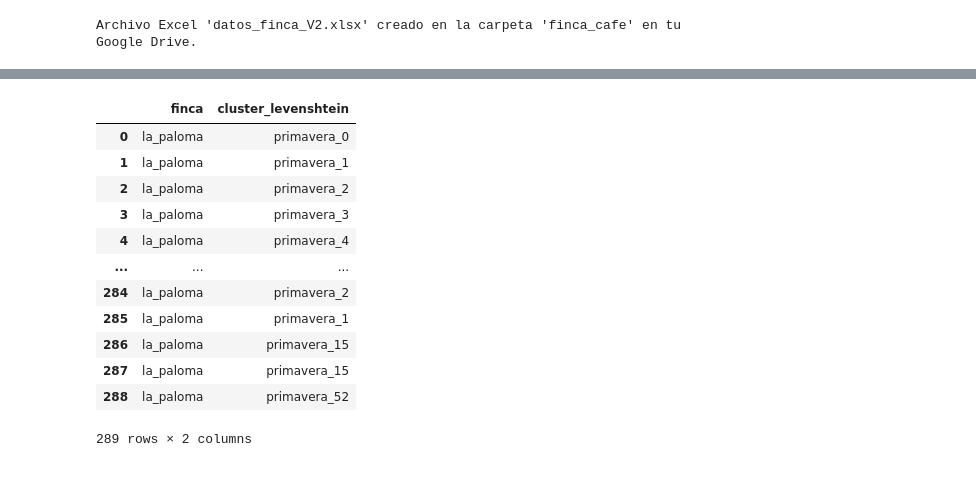
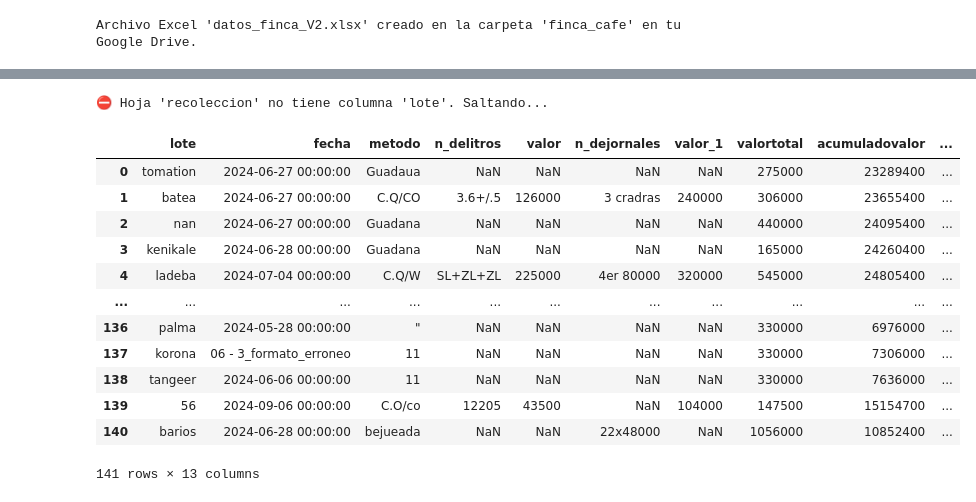
Before and after one commit to carive47/wseeds_cafe, a Jupyter notebook: ETL_POC/poc_digit_ETL.ipynb, the cells around one changed output, grey strips where cells are left out. Cells and saved outputs as stored; diff of their text form; code cells hidden in the pictures.

```diff
--- a/ETL_POC/poc_digit_ETL.ipynb
+++ b/ETL_POC/poc_digit_ETL.ipynb
@@ -620,6 +620,10 @@ def clean_valor_column(x):
 def limpiar_y_transformar_dataframe(df):
     """Aplica las funciones de limpieza y transformación a un DataFrame."""
     df = df.copy() # Crear una copia explícita del DataFrame
+
+    # Renombrar columnas "lotes" a "lote"
+    df.rename(columns={'lotes': 'lote'}, inplace=True)  # Cambio de nombre aquí
+
     # Eliminar filas vacías
     cols_to_check = [col for col in df.columns if col not in ['finca', 'actividad']]
     df.drop(df[df[cols_to_check].isnull().all(axis=1)].index, inplace=True) # usar drop con inplace=True
@@ -755,17 +853,57 @@ for sheet_name in sheet_names:
+# %%
+referencia_maleza = None
+
+for sheet_name in sheet_names:
+    df = xls.parse(sheet_name)
+
+    if 'lote' not in df.columns:
+        print(f"⛔ Hoja '{sheet_name}' no tiene columna 'lote'. Saltando...")
+        continue
+
+    df = limpiar_y_normalizar_lote(df, col_name='lote')
+
+    # Expansión de registros por múltiple lote
+    df = expandir_lotes_por_delimitadores(df, col_lote='lote', delimitadores=('-', '.'))
+
+    # Limpieza de texto
+    df['lote_limpio'] = df['lote'].astype(str).apply(clean_text)
+
+    df_list = []
+
+    if sheet_name == 'control_maleza':
+        for finca_name, group in df.groupby('finca'):
+            group = cluster_levenshtein_dbscan(group, col_name='lote_limpio', eps=2, finca=finca_name)
+            df_list.append(group)
+
+        df_final = pd.concat(df_list, ignore_index=True)
+        referencia_maleza = df_final.copy()
+
+    else:
+        if referencia_maleza is None:
+            print("❌ No se ha procesado 'control_maleza' todavía. Saltando...")
+            continue
+
+        df = asignar_cluster_por_similitud(df, col_name='lote_limpio', referencia_df=referencia_maleza)
+        df_list.append(df)
+        df_final = pd.concat(df_list, ignore_index=True)
+
+    dataframes[sheet_name] = df_final
+# %% [output]
+⛔ Hoja 'recoleccion' no tiene columna 'lote'. Saltando...
 # %%
 control_maleza = dataframes['control_maleza']
-control_maleza[['finca','cluster_levenshtein']]
+control_maleza
 # %% [output]
-|  | finca | cluster_levenshtein |
-| 0 | la_paloma | primavera_0 |
-| 1 | la_paloma | primavera_1 |
-| 2 | la_paloma | primavera_2 |
-| 3 | la_paloma | primavera_3 |
-| 4 | la_paloma | primavera_4 |
-| ... | ... | ... |
-| 284 | la_paloma | primavera_2 |
-| 285 | la_paloma | primavera_1 |
-| 286 | la_paloma | primavera_15 |
-| 287 | la_paloma | primavera_15 |
-| 288 | la_paloma | primavera_52 |
+|  | lote | fecha | metodo | n_delitros | valor | n_dejornales | valor_1 | valortotal | acumuladovalor | ... |
+| 0 | tomation | 2024-06-27 00:00:00 | Guadaua | NaN | NaN | NaN | NaN | 275000 | 23289400 | ... |
+| 1 | batea | 2024-06-27 00:00:00 | C.Q/CO | 3.6+/.5 | 126000 | 3 cradras | 240000 | 306000 | 23655400 | ... |
+| 2 | nan | 2024-06-27 00:00:00 | Guadana | NaN | NaN | NaN | NaN | 440000 | 24095400 | ... |
+| 3 | kenikale | 2024-06-28 00:00:00 | Guadana | NaN | NaN | NaN | NaN | 165000 | 24260400 | ... |
+| 4 | ladeba | 2024-07-04 00:00:00 | C.Q/W | SL+ZL+ZL | 225000 | 4er 80000 | 320000 | 545000 | 24805400 | ... |
+| ... | ... | ... | ... | ... | ... | ... | ... | ... | ... | ... |
+| 136 | palma | 2024-05-28 00:00:00 | " | NaN | NaN | NaN | NaN | 330000 | 6976000 | ... |
+| 137 | korona | 06 - 3_formato_erroneo | 11 | NaN | NaN | NaN | NaN | 330000 | 7306000 | ... |
+| 138 | tangeer | 2024-06-06 00:00:00 | 11 | NaN | NaN | NaN | NaN | 330000 | 7636000 | ... |
+| 139 | 56 | 2024-09-06 00:00:00 | C.O/co | 12205 | 43500 | NaN | 104000 | 147500 | 15154700 | ... |
+| 140 | barios | 2024-06-28 00:00:00 | bejueada | NaN | NaN | 22x48000 | NaN | 1056000 | 10852400 | ... |
-289 rows × 2 columns
+141 rows × 13 columns
```
Also changed, not shown: parts of 10 cells of this notebook.
